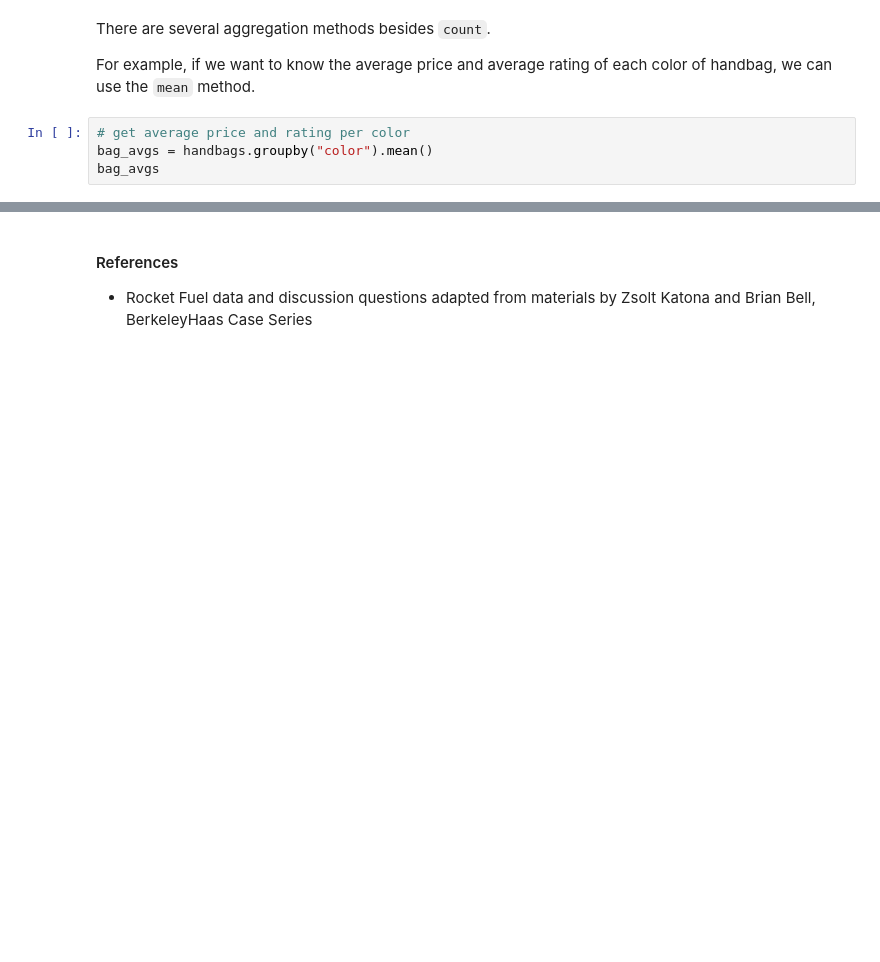
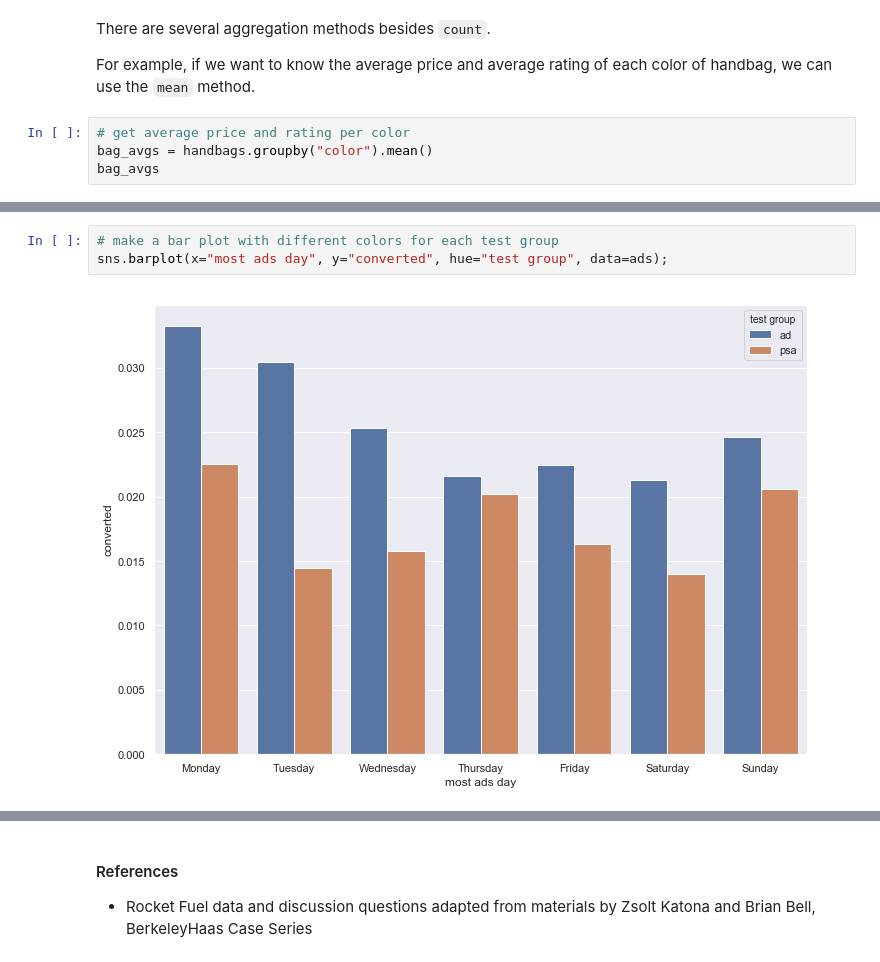
Before and after one commit to ktakimoto/haas-ds-online, a Jupyter notebook: 05Categorizing-Data.ipynb, the cells around one changed output, grey strips where cells are left out. Cells and saved outputs as stored; diff of their text form; blank space fills up the shorter version.

```diff
--- a/05Categorizing-Data.ipynb
+++ b/05Categorizing-Data.ipynb
@@ -151,0 +214,5 @@ Each cateogory is listed on the vertical axis and represented by a bar. The leng
+# %%
+# make a bar plot with different colors for each test group
+sns.barplot(x="most ads day", y="converted", hue="test group", data=ads);
+# %% [output]
+[figure, added]
```
Also changed, not shown: parts of 27 cells of this notebook.
